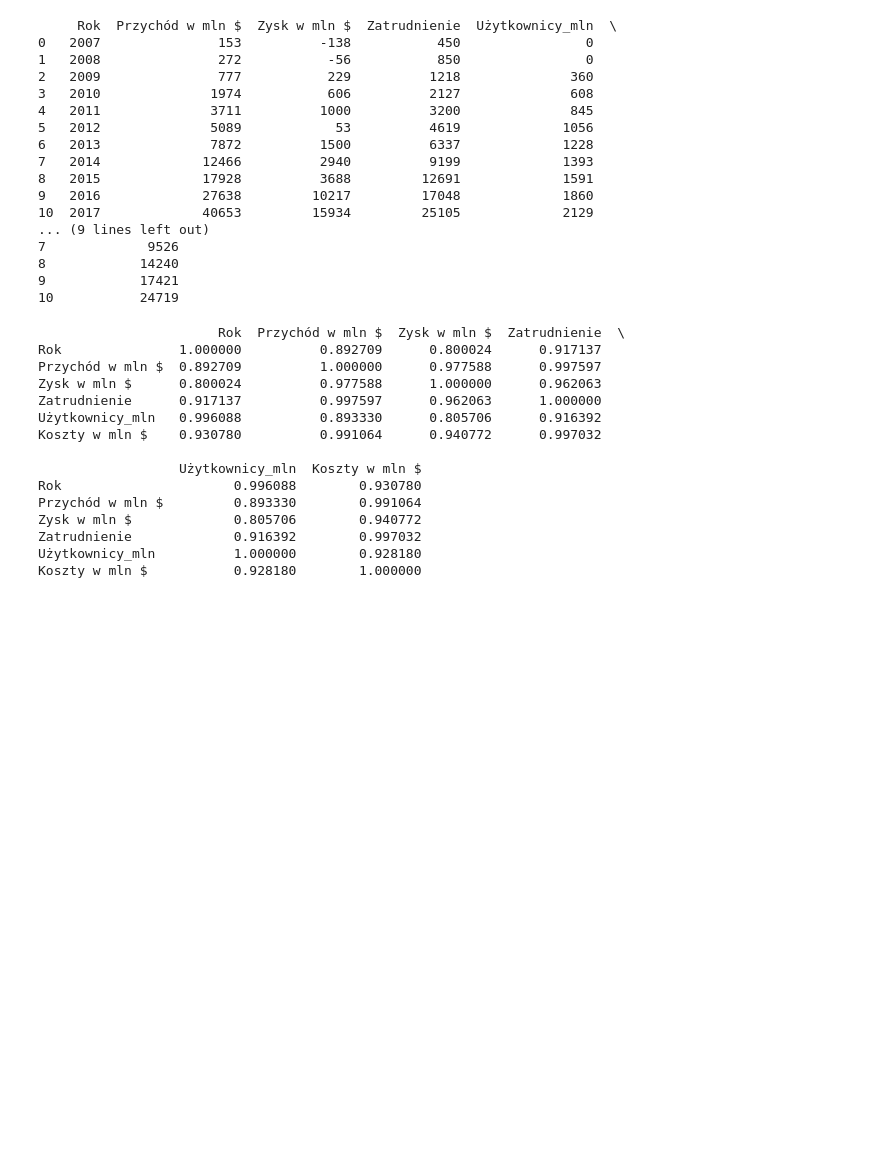
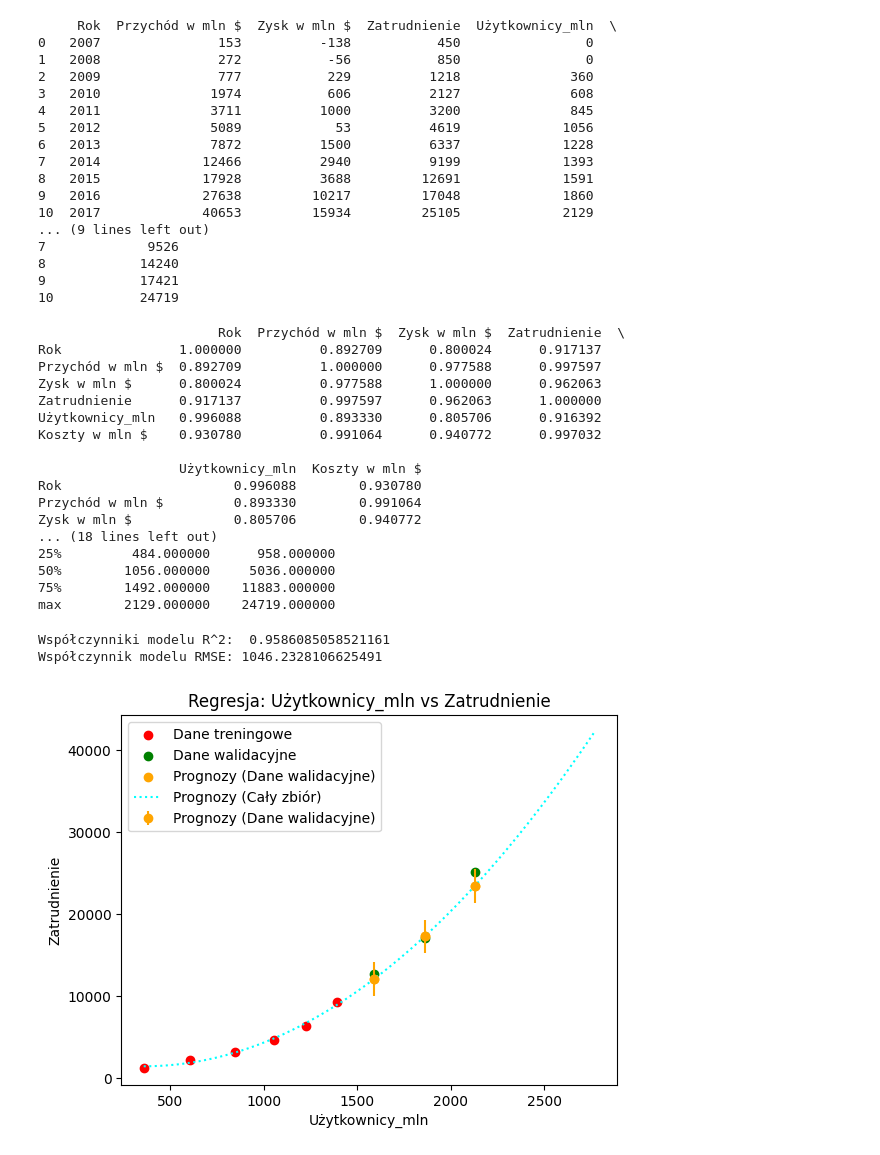
Before and after one commit to userofpi/MED_LAB1, a Jupyter notebook: LAB1.ipynb, the cells around one changed output. Drawn from its saved outputs; the diff is of its cells as text; code cells hidden in the pictures; blank space fills up the shorter version.

```diff
--- a/LAB1.ipynb
+++ b/LAB1.ipynb
@@ -37,9 +35,11 @@ print(data)
 9            17421
 10           24719
 # %%
-
 # wszystkie korelacje
 print(data.corr())
+
+# wysietlenie informacji o danych statycztycznych
+print(data.describe())
 # %% [output]
                        Rok  Przychód w mln $  Zysk w mln $  Zatrudnienie  \
 Rok               1.000000          0.892709      0.800024      0.917137
@@ -53,7 +53,72 @@ Koszty w mln $    0.930780          0.991064      0.940772      0.997032
 Rok                      0.996088        0.930780
 Przychód w mln $         0.893330        0.991064
 Zysk w mln $             0.805706        0.940772
-Zatrudnienie             0.916392        0.997032
-Użytkownicy_mln          1.000000        0.928180
-Koszty w mln $           0.928180        1.000000
+... (18 lines left out)
+25%         484.000000      958.000000
+50%        1056.000000     5036.000000
+75%        1492.000000    11883.000000
+max        2129.000000    24719.000000
+# %%
+#GOOD
+
+
+#  OX - liczba użytkowników, OY - poziom zatruudnienia
+# dane treningowe to pierwsze 8 rekordów, a dane walidacyjne to ostatnie 3 rekordy
+#Najpierw trenujemy model na danych treningowych, a następnie przewidujemy wartości dla danych walidacyjnych
+
+# trenowanie modelu
+# Podział na dane treningowe i walidacyjne
+X_train = data[["Użytkownicy_mln"]][2:8]
+X_test = data[["Użytkownicy_mln"]][8:]
+y_train = data["Zatrudnienie"][2:8]
+y_test = data["Zatrudnienie"][8:]
+
+# Zmiana danych na wielomianowe stopnia 2
+poly = PolynomialFeatures(degree=2, include_bias=False)
+X_train_poly = poly.fit_transform(X_train)
+X_test_poly = poly.transform(X_test)
+
+# Trenowanie modelu
+model = LinearRegression()
+model.fit(X_train_poly, y_train)
+
+# Prognozy dla danych walidacyjnych
+y_pred_test = model.predict(X_test_poly)
+
+# Ocena jakości modelu na danych walidacyjnych
+print("Współczynniki modelu R^2: ", model.score(X_test_poly, y_test))
+rmse=root_mean_squared_error(y_test, y_pred_test)
+print("Współczynnik modelu RMSE:", rmse)
+
+# Wykres
+plt.scatter(X_train, y_train, color='red', label='Dane treningowe')
+plt.scatter(X_test, y_test, color='green', label='Dane walidacyjne')
+plt.scatter(X_test, y_pred_test, color='orange', label='Prognozy (Dane walidacyjne)')
+
+
+# Wydłużenie linii regresji dla całego zbioru
+uzytkownicy_extended = np.linspace(data["Użytkownicy_mln"][2], data["Użytkownicy_mln"].max() * 1.3, 500)
+prognoza_extended = model.predict(poly.transform(pd.DataFrame(uzytkownicy_extended, columns=["Użytkownicy_mln"])))
+plt.plot(uzytkownicy_extended, prognoza_extended, color='cyan', linestyle='dotted', label='Prognozy (Cały zbiór)')
+#error bar
+plt.errorbar(
+    X_test.squeeze(),
+    y_pred_test,
+    yerr=1.96 * rmse,
+    fmt='o',
+    color='orange',
+    label='Prognozy (Dane walidacyjne)'
+)
+
+
+# Regresja na wraz z przewidywaniami wydłużona dla całego zbioru
+plt.legend()
+plt.xlabel("Użytkownicy_mln")
+plt.ylabel("Zatrudnienie")
+plt.title("Regresja: Użytkownicy_mln vs Zatrudnienie")
+plt.show()
+# %% [output]
+Współczynniki modelu R^2:  0.9586085058521161
+Współczynnik modelu RMSE: 1046.2328106625491
+[figure, added]
 # %%
```
Also changed, not shown: parts of 7 cells of this notebook.
